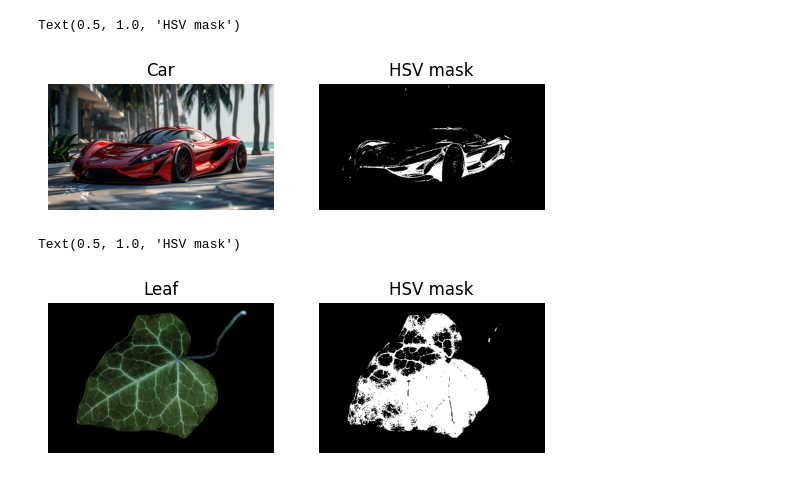
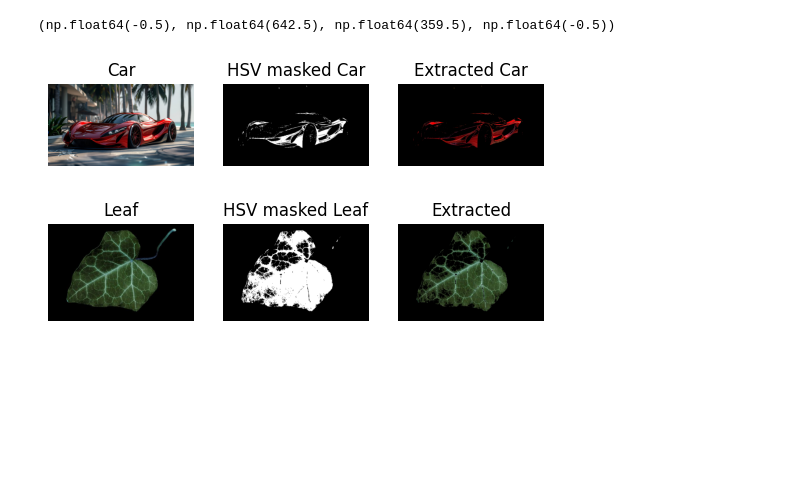
Before and after one commit to Arej02/computer_vision, a Jupyter notebook: OpenCV/ColorSpace/hsv.ipynb, the cells around one changed output. Saved outputs shown, nothing was run; the diff lists cells and outputs as text; code cells hidden in the pictures; blank space fills up the shorter version.

Commit message:
feat: hist plot

```diff
--- a/OpenCV/ColorSpace/hsv.ipynb
+++ b/OpenCV/ColorSpace/hsv.ipynb
@@ -8,28 +8,32 @@ rgb_car=cv2.cvtColor(car,cv2.COLOR_BGR2RGB)
 # %%
 hsv=cv2.cvtColor(rgb_car,cv2.COLOR_BGR2HSV)
 
 # Mask to detect blue color:
 low_range=numpy.array([101,155,84])
 high_range=numpy.array([179,255,255])
 
 mask=cv2.inRange(hsv,low_range,high_range)
 
+result=cv2.bitwise_and(rgb_car,rgb_car,mask=mask)
 plt.figure()
 
-plt.subplot(121)
+plt.subplot(131)
 plt.imshow(rgb_car)
 plt.title("Car")
 plt.axis('off')
 
-plt.subplot(122)
+plt.subplot(132)
 plt.imshow(mask,cmap='gray')
 plt.title("HSV masked Car")
 plt.axis('off')
 
-plt.title("HSV mask")
+plt.subplot(133)
+plt.imshow(result,cmap="gray")
+plt.title("Extracted Car")
+plt.axis('off')
 # %% [output]
-Text(0.5, 1.0, 'HSV mask')
+(np.float64(-0.5), np.float64(642.5), np.float64(359.5), np.float64(-0.5))
-[figure, old version]
+[figure, new version]
 # %%
 leaf=cv2.imread("leaf.jpeg")
 
@@ -44,17 +48,22 @@ mask=cv2.inRange(hsv,low_range,high_range)
 
 plt.figure()
 
-plt.subplot(121)
+plt.subplot(131)
 plt.imshow(leaf)
 plt.title("Leaf")
 plt.axis('off')
 
-plt.subplot(122)
+plt.subplot(132)
 plt.imshow(mask,cmap='gray')
 plt.title("HSV masked Leaf")
 plt.axis('off')
 
-plt.title("HSV mask")
+final_result = cv2.bitwise_and(leaf, leaf, mask=mask)
+
+plt.subplot(133)
+plt.imshow(final_result)
+plt.title("Extracted")
+plt.axis('off')
+plt.show()
 # %% [output]
-Text(0.5, 1.0, 'HSV mask')
-[figure, old version]
+[figure, new version]
```
Also changed, not shown: 1 other file.
